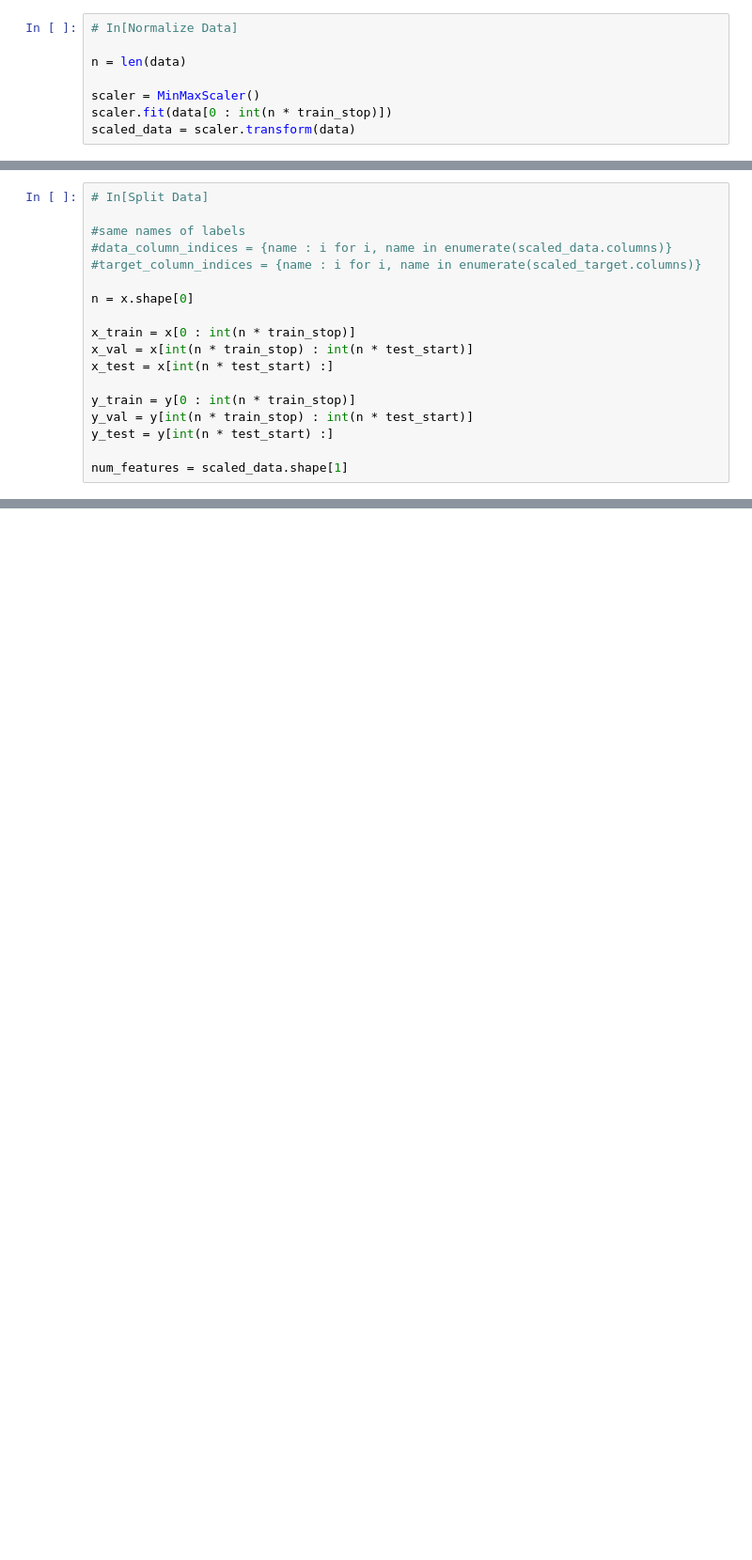
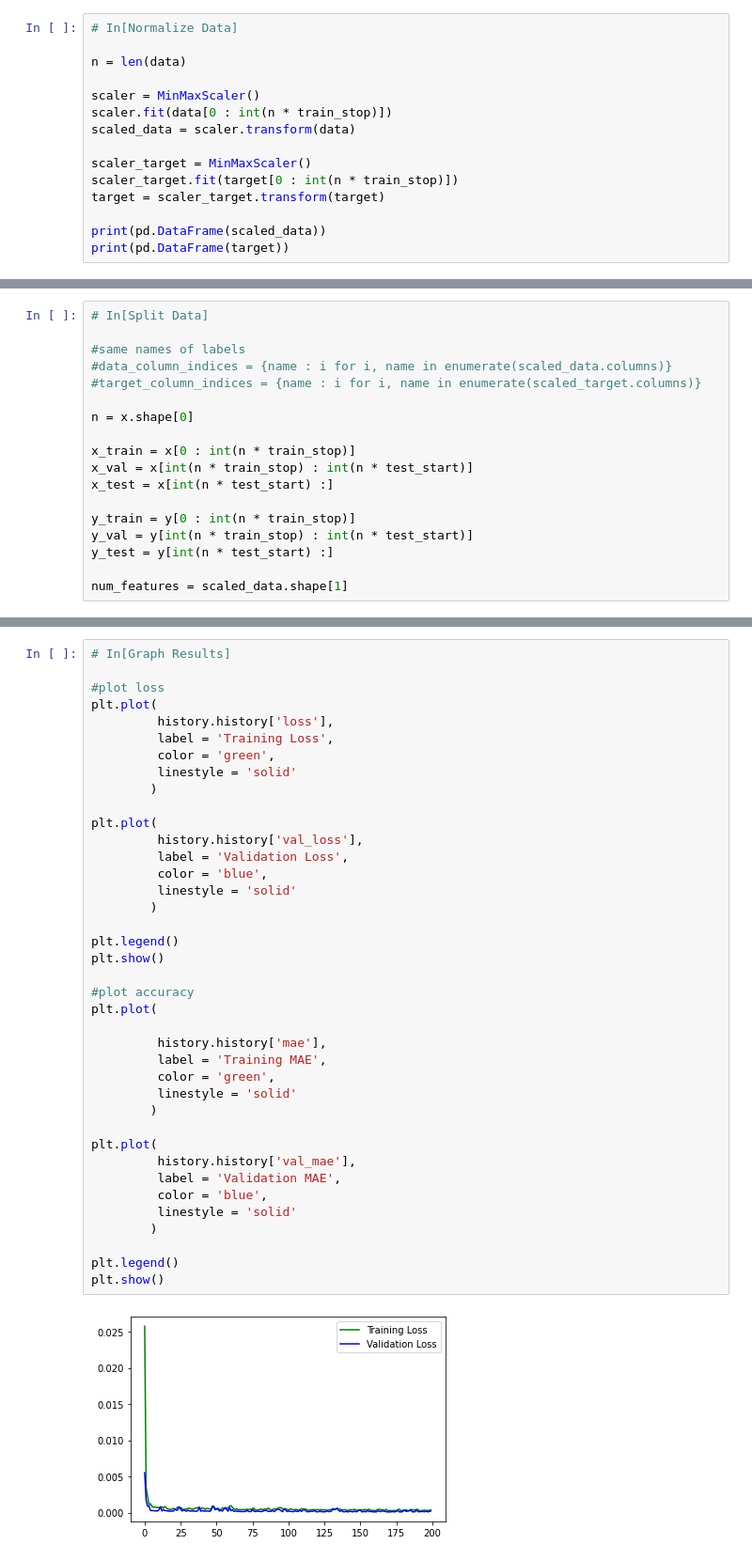
Before and after one commit to MKL0501/ML_CryptoStock_Tracking, a Jupyter notebook: Stock_Trainer.ipynb, the cells around one changed output, grey strips where cells are left out. Shown at 94% size. Cells and saved outputs as stored; diff of their text form; blank space fills up the shorter version.

```diff
--- a/Stock_Trainer.ipynb
+++ b/Stock_Trainer.ipynb
@@ -128,3 +180,10 @@ n = len(data)
 scaler = MinMaxScaler()
 scaler.fit(data[0 : int(n * train_stop)])
 scaled_data = scaler.transform(data)
+
+scaler_target = MinMaxScaler()
+scaler_target.fit(target[0 : int(n * train_stop)])
+target = scaler_target.transform(target)
+
+print(pd.DataFrame(scaled_data))
+print(pd.DataFrame(target))
@@ -366,0 +805,41 @@ for i in range(len(ticker_symbols)):
+# %%
+# In[Graph Results]
+
+#plot loss
+plt.plot(
+         history.history['loss'],
+         label = 'Training Loss',
+         color = 'green',
+         linestyle = 'solid'
+        )
+
+plt.plot(
+         history.history['val_loss'],
+         label = 'Validation Loss',
+         color = 'blue',
+         linestyle = 'solid'
+        )
+
+plt.legend()
+plt.show()
+
+#plot accuracy
+plt.plot(
+
+         history.history['mae'],
+         label = 'Training MAE',
+         color = 'green',
+         linestyle = 'solid'
+        )
+
+plt.plot(
+         history.history['val_mae'],
+         label = 'Validation MAE',
+         color = 'blue',
+         linestyle = 'solid'
+        )
+
+plt.legend()
+plt.show()
+# %% [output]
+[figure, added]
```
Also changed, not shown: parts of 26 cells of this notebook.
